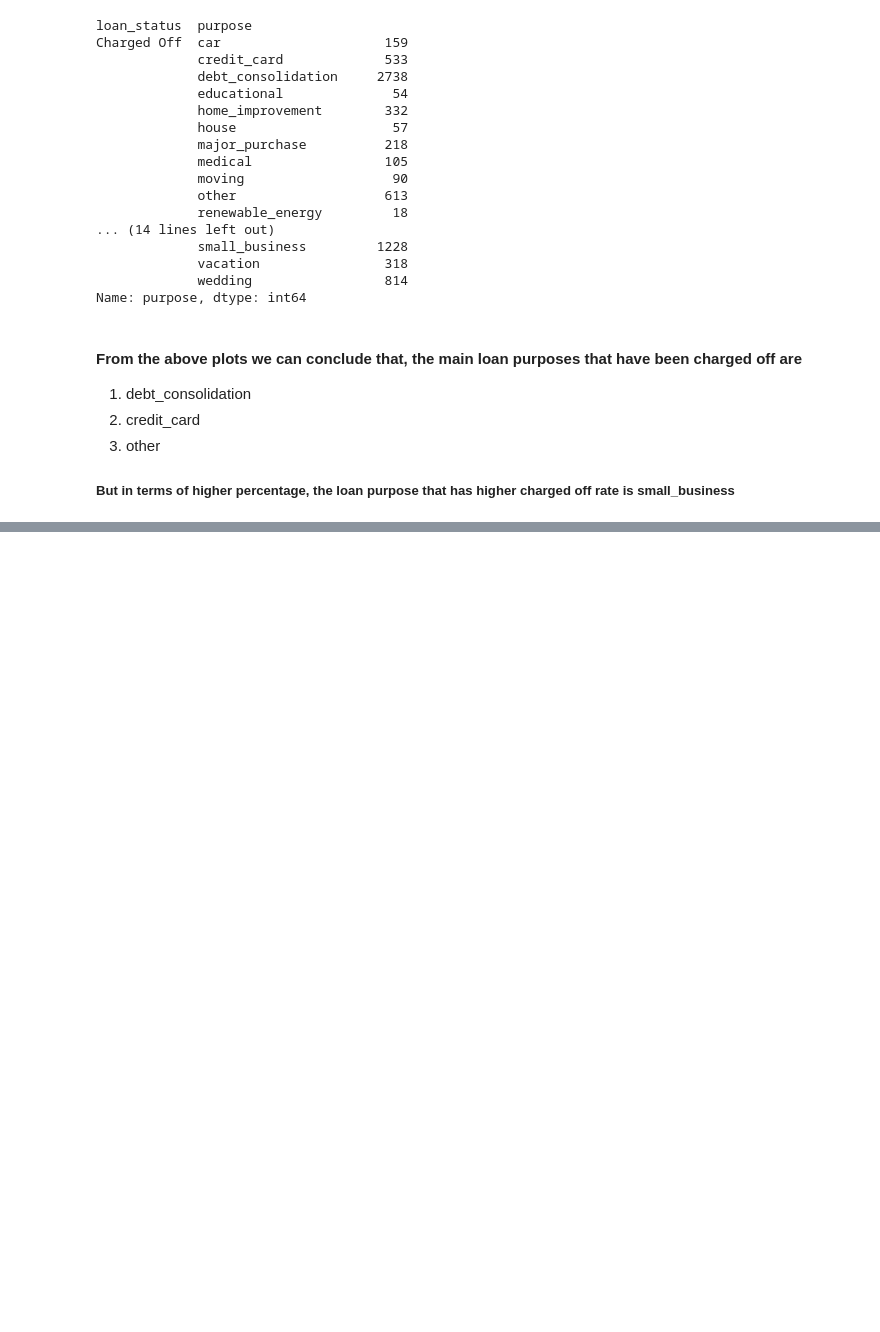
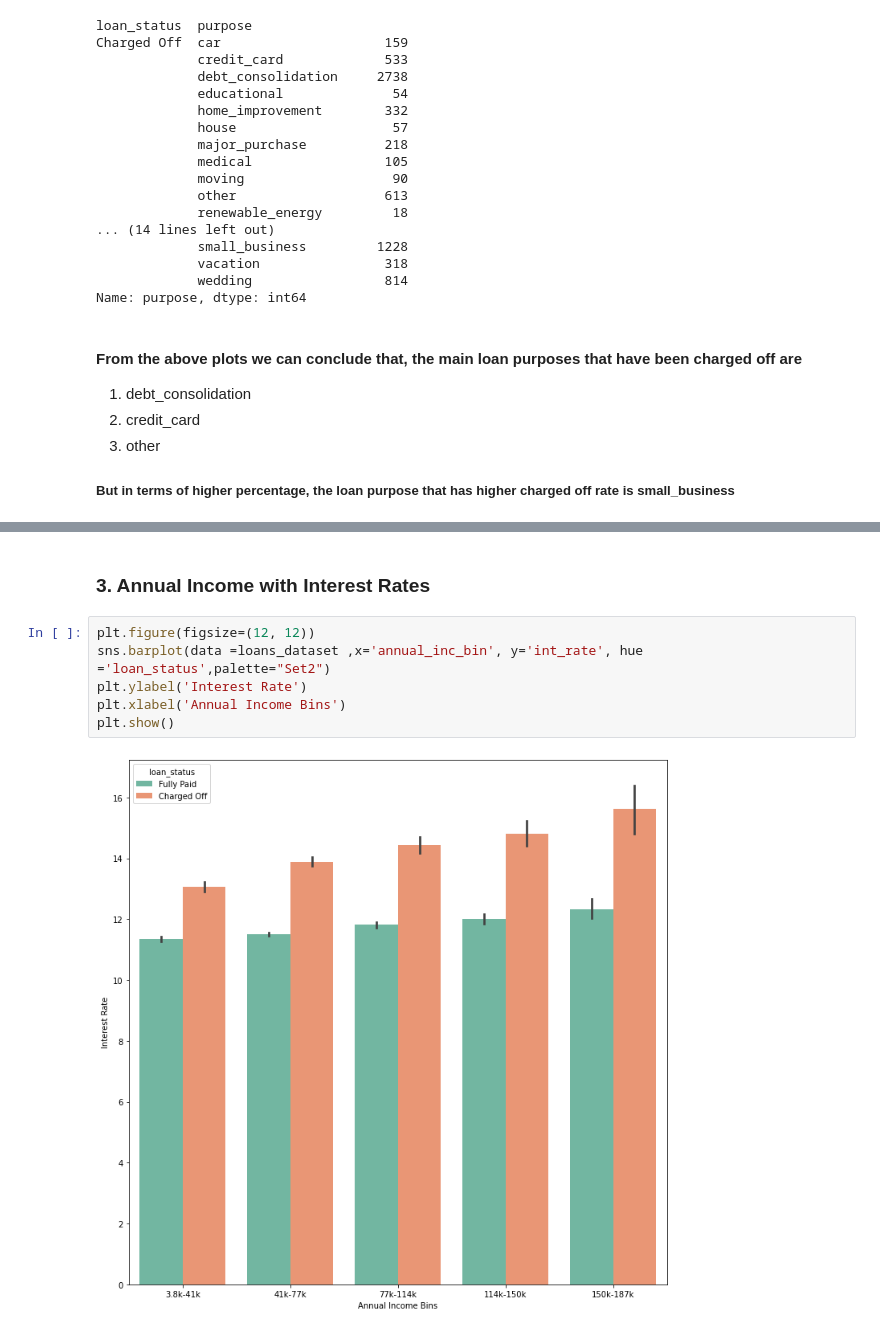
Before and after one commit to saibat/Lending-Club-Case-Study, a Jupyter notebook: Sailesh_Bathala.ipynb, the cells around one changed output, grey strips where cells are left out. Cells and saved outputs as stored; diff of their text form; blank space fills up the shorter version.

```diff
--- a/Sailesh_Bathala.ipynb
+++ b/Sailesh_Bathala.ipynb
@@ -726,0 +780,10 @@ Name: purpose, dtype: int64
+# %% [markdown]
+### 3. Annual Income with Interest Rates
+# %%
+plt.figure(figsize=(12, 12))
+sns.barplot(data =loans_dataset ,x='annual_inc_bin', y='int_rate', hue ='loan_status',palette="Set2")
+plt.ylabel('Interest Rate')
+plt.xlabel('Annual Income Bins')
+plt.show()
+# %% [output]
+[figure, added]
```
Also changed, not shown: parts of 35 cells of this notebook.
